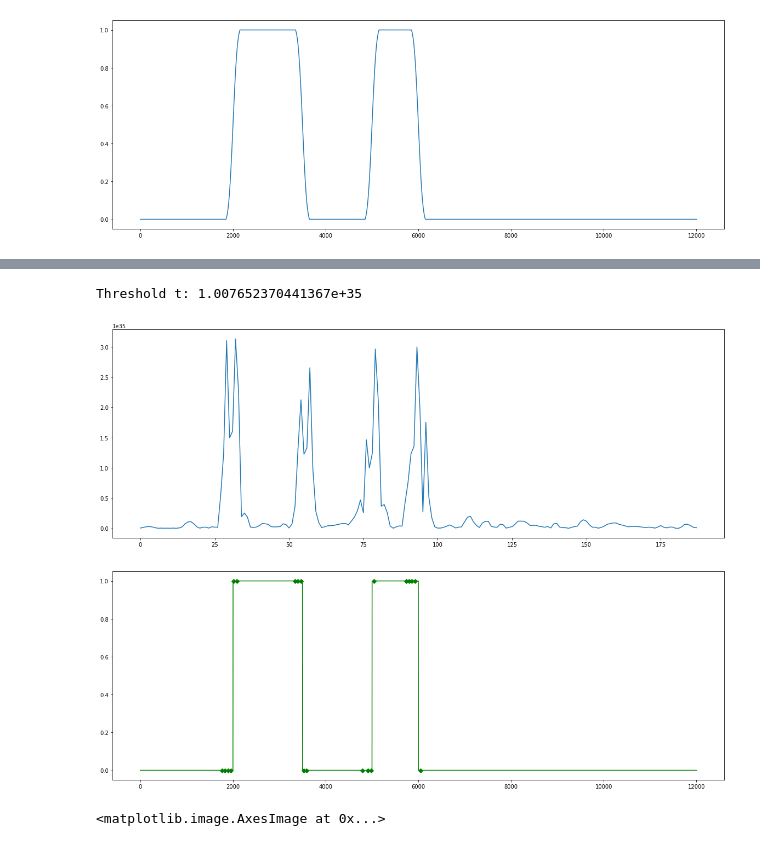
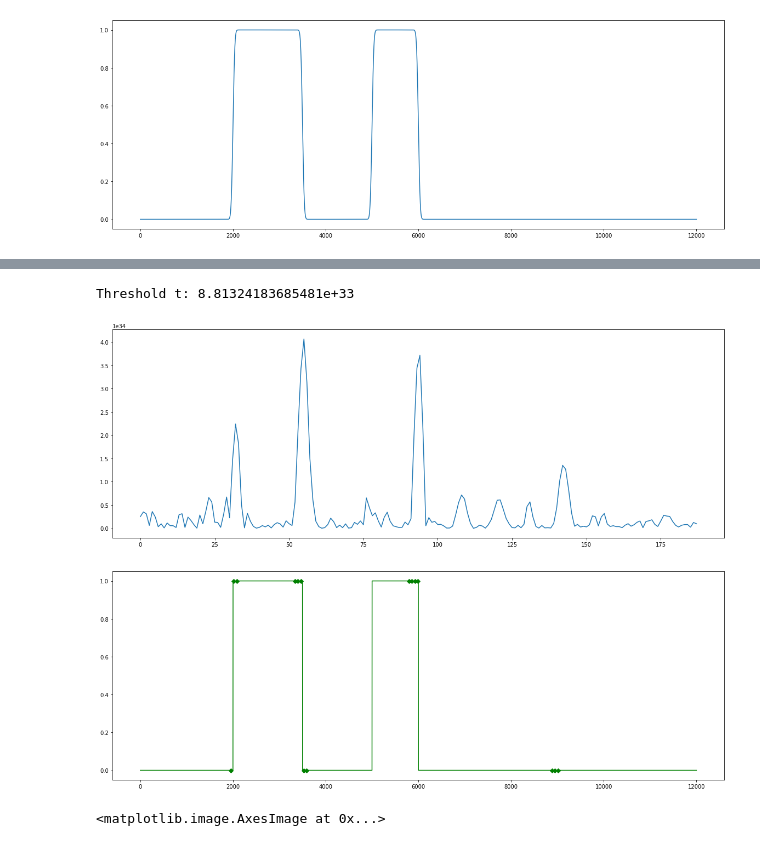
Before and after one commit to lorenz0890/sip_final, a Jupyter notebook: sip_final.ipynb, the cells around one changed output, grey strips where cells are left out. Saved outputs shown, nothing was run; the diff lists cells and outputs as text; code cells hidden in the pictures.

```diff
--- a/sip_final.ipynb
+++ b/sip_final.ipynb
@@ -70,8 +71,8 @@ def gaussian_smoothening(signal, mu=0.0, sigma=0.05, sum_one=False, derivative =
     signal_amplitude = np.fft.ifftshift(signal_amplitude)
     signal_filtered = np.real(np.fft.ifft(signal_amplitude*signal_phase))
     return signal_filtered
-#signal_filtered = gaussian_smoothening(signal, 0.0, 0.05, False, 0)
-kernel = get_kernel(300, 0.0, 5.0, True, 0)
+#signal_filtered = gaussian_smoothening(signal, 0.0, 0.05, True, 0) # Produces 'better' (smoother) result
+kernel = get_kernel(1200, 0.0, 0.5, True, 0) #best result for sigma = 0.5 instead of 5.0
 signal_filtered = np.convolve(signal, kernel, 'same') #can also done by convolving the kernel
 plt.figure(figsize=(20,7))
 plt.plot(signal_filtered)
@@ -152,38 +153,39 @@ def get_threshold(mu, sigma, sum_one, scale, kernel_sz):
     psi_j = get_kernel(kernel_sz, mu, sigma, sum_one, scale)
     psi_jpp = get_kernel(kernel_sz, mu, sigma, sum_one, scale+1)
     sigma_jpp = 0.5*np.linalg.norm(
         psi_j/np.linalg.norm(psi_j)+
         psi_jpp/np.linalg.norm(psi_jpp)
     )
 
     t = 2*(np.linalg.norm(psi_j))*(np.linalg.norm(psi_jpp))*sigma*10**scale
+    #t = (4*sigma_jpp)**2
     return t
 
 
 #Test algorithm with fixed hyper parameters
 coeffictients=5
-scale=4
+scale=3
 sigma = 0.01
 mu = 0.0
 
-X_0 = cA_list[coeffictients]
+X_0 = cD_list[coeffictients]
 P_0 = scale_product(X_0, scale, mu, sigma, len(X_0))
 t = get_threshold(mu, sigma, True, scale, len(X_0))
 print("Threshold t:", t)
 
 upscale_factor = int(len(signal)/len(P_0))
 predicted_edges = list([int(upscale_factor*x) for x in list(np.where(P_0>t)[0])])
 plt.figure(figsize=(20,7))
 plt.plot(P_0)
 plt.show()
 
 plt.figure(figsize=(20,7))
 plt.plot(signal, '-gD', markevery=predicted_edges)
 plt.show()
 # %% [output]
-Threshold t: 1.007652370441367e+35
+Threshold t: 8.81324183685481e+33
-[figure, old version]
+[figure, new version]
-[figure, old version]
+[figure, new version]
 # %%
 #Task 2.
 # Load img from disk
```
Also changed, not shown: parts of 9 cells of this notebook.
